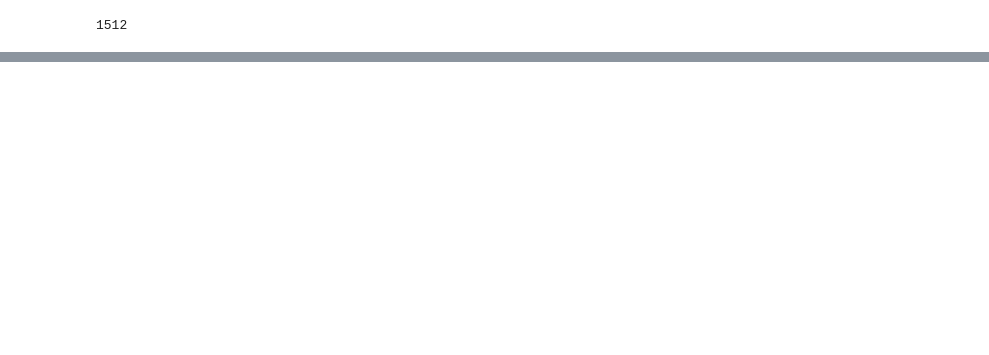
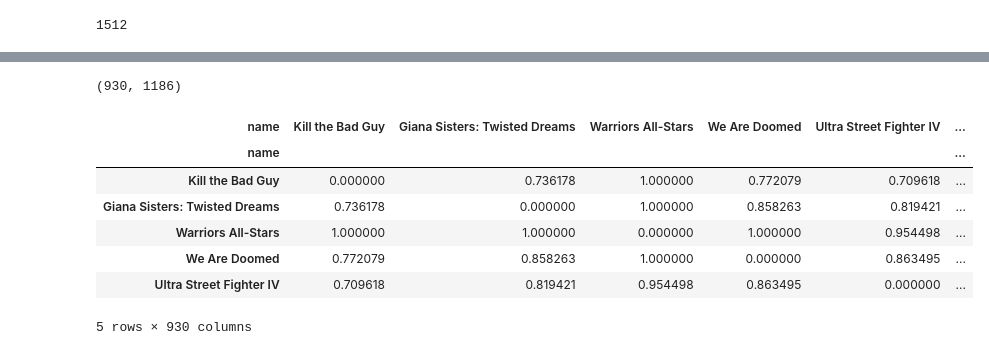
Before and after one commit to MaxReinisch/DSI_Capstone, a Jupyter notebook: GB_API_Scrape/02_EDA.ipynb, the cells around one changed output, grey strips where cells are left out. Cells and saved outputs as stored; diff of their text form; code cells hidden in the pictures; blank space fills up the shorter version.

```diff
--- a/GB_API_Scrape/02_EDA.ipynb
+++ b/GB_API_Scrape/02_EDA.ipynb
@@ -29,0 +177,6 @@ file[1]['description']
+# %%
+merged.drop(['concepts', 'deck', 'developers', 'genres', 'themes', 'num_concepts', '', 'guid'], 1, inplace=True)
+# %%
+merged.shape
+# %% [output]
+(930, 1186)
@@ -29,0 +186,16 @@ file[1]['description']
+# %%
+sparse_content = sparse.csr_matrix(merged)
+# %%
+distances = pairwise_distances(sparse_content, metric='cosine')
+# %%
+distance_df = pd.DataFrame(distances, index=merged.index, columns=merged.index)
+distance_df.head()
+# %% [output]
+| name | Kill the Bad Guy | Giana Sisters: Twisted Dreams | Warriors All-Stars | We Are Doomed | Ultra Street Fighter IV | ... |
+| name |  |  |  |  |  | ... |
+| Kill the Bad Guy | 0.000000 | 0.736178 | 1.000000 | 0.772079 | 0.709618 | ... |
+| Giana Sisters: Twisted Dreams | 0.736178 | 0.000000 | 1.000000 | 0.858263 | 0.819421 | ... |
+| Warriors All-Stars | 1.000000 | 1.000000 | 0.000000 | 1.000000 | 0.954498 | ... |
+| We Are Doomed | 0.772079 | 0.858263 | 1.000000 | 0.000000 | 0.863495 | ... |
+| Ultra Street Fighter IV | 0.709618 | 0.819421 | 0.954498 | 0.863495 | 0.000000 | ... |
+5 rows × 930 columns
```
Also changed, not shown: parts of 33 cells of this notebook, 1 other file.
